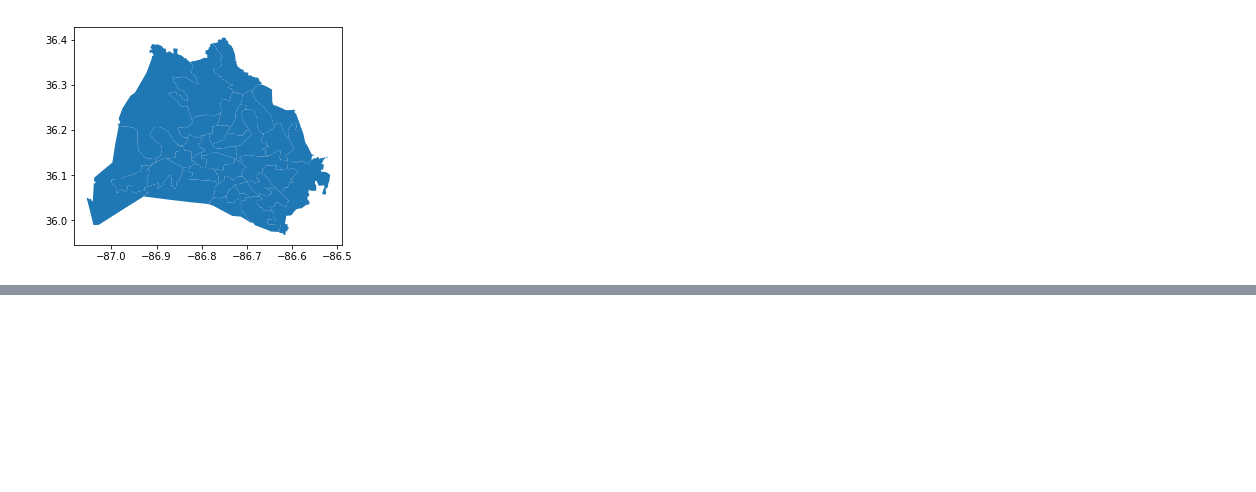
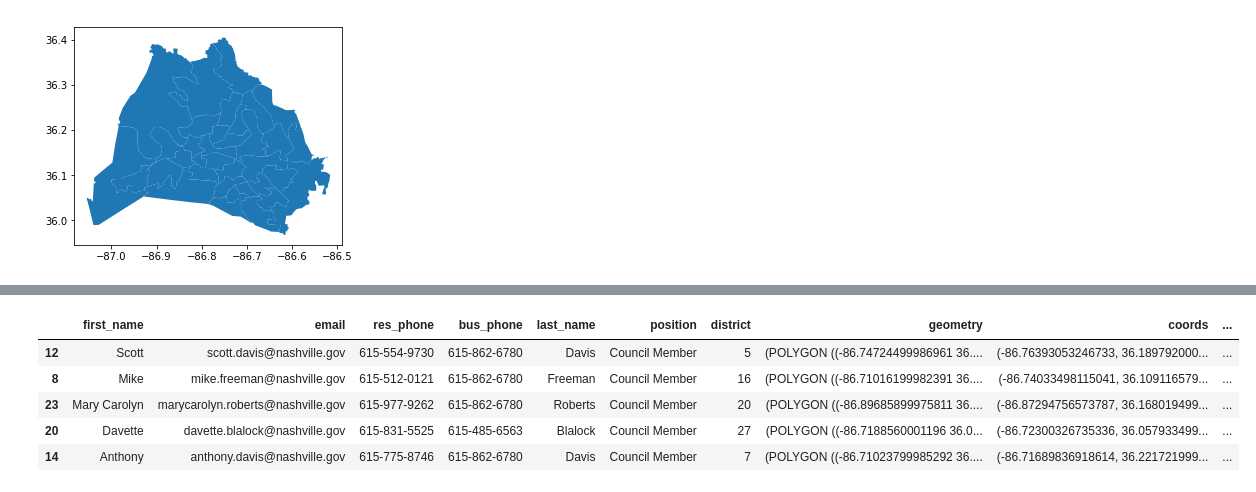
Before and after one commit to Cjcarlevato/data-question-4-affordable-housing-green-dogs, a Jupyter notebook: DQ4.ipynb, the cells around one changed output, grey strips where cells are left out. Saved outputs shown, nothing was run; the diff lists cells and outputs as text; code cells hidden in the pictures; blank space fills up the shorter version.

```diff
--- a/DQ4.ipynb
+++ b/DQ4.ipynb
@@ -556,0 +589,12 @@ worforce_merged
+# %%
+def buckets(x) :
+    if x < 0:
+        return 'Percent Decrease'
+    if x < 100:
+        return 'Small Increase'
+    if x < 200:
+        return 'Moderate Increase'
+    if x < 900:
+        return 'High Increase'
+    return 'Disproportionate Increase'
+workforce_merged['Buckets'] = workforce_merged['Pct_Change_2009_2017'].apply(buckets)
@@ -556,0 +610,9 @@ worforce_merged
+# %%
+workforce_merged.head()
+# %% [output]
+|  | first_name | email | res_phone | bus_phone | last_name | position | district | geometry | coords | ... |
+| 12 | Scott | scott.davis@nashville.gov | 615-554-9730 | 615-862-6780 | Davis | Council Member | 5 | (POLYGON ((-86.74724499986961 36.... | (-86.76393053246733, 36.189792000... | ... |
+| 8 | Mike | mike.freeman@nashville.gov | 615-512-0121 | 615-862-6780 | Freeman | Council Member | 16 | (POLYGON ((-86.71016199982391 36.... | (-86.74033498115041, 36.109116579... | ... |
+| 23 | Mary Carolyn | marycarolyn.roberts@nashville.gov | 615-977-9262 | 615-862-6780 | Roberts | Council Member | 20 | (POLYGON ((-86.89685899975811 36.... | (-86.87294756573787, 36.168019499... | ... |
+| 20 | Davette | davette.blalock@nashville.gov | 615-831-5525 | 615-485-6563 | Blalock | Council Member | 27 | (POLYGON ((-86.7188560001196 36.0... | (-86.72300326735336, 36.057933499... | ... |
+| 14 | Anthony | anthony.davis@nashville.gov | 615-775-8746 | 615-862-6780 | Davis | Council Member | 7 | (POLYGON ((-86.71023799985292 36.... | (-86.71689836918614, 36.221721999... | ... |
```
Also changed, not shown: parts of 14 cells of this notebook.
